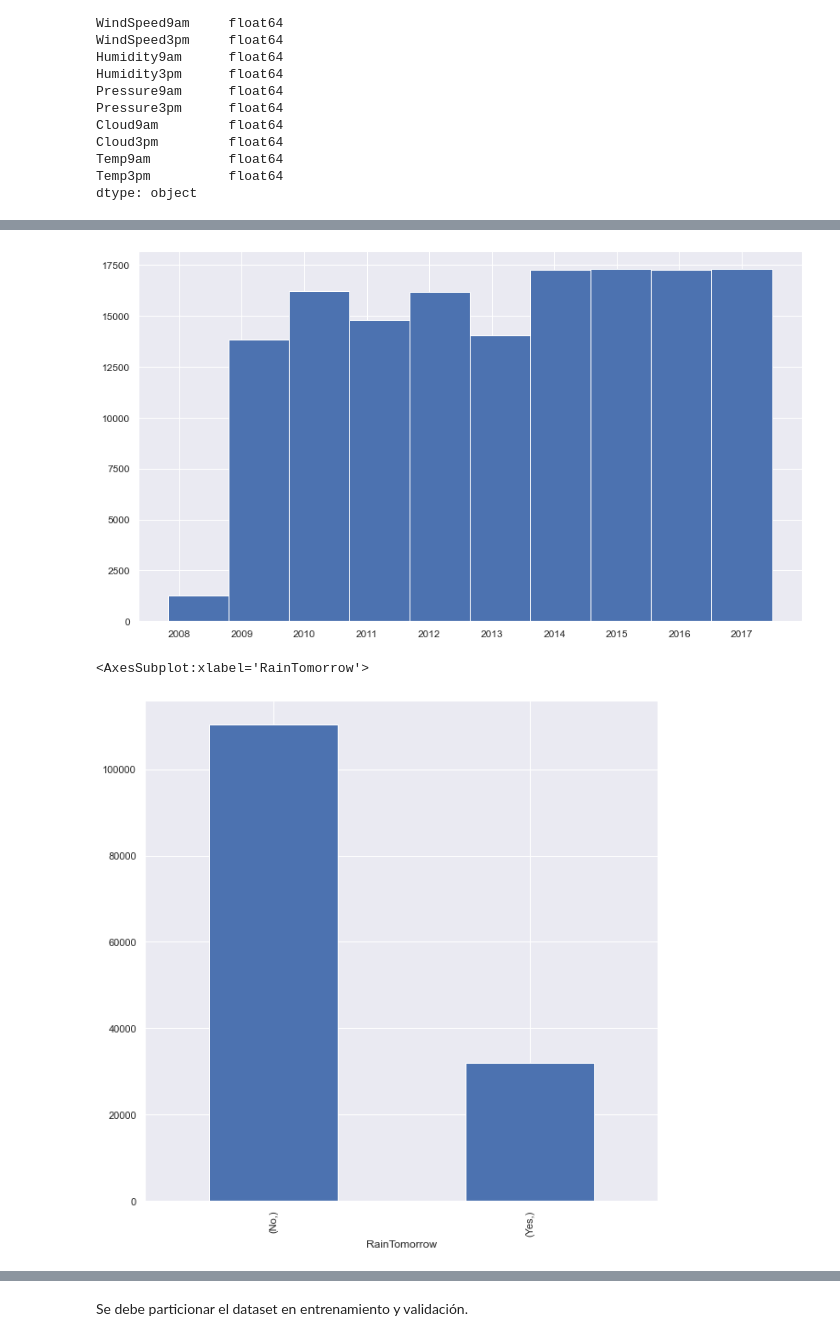
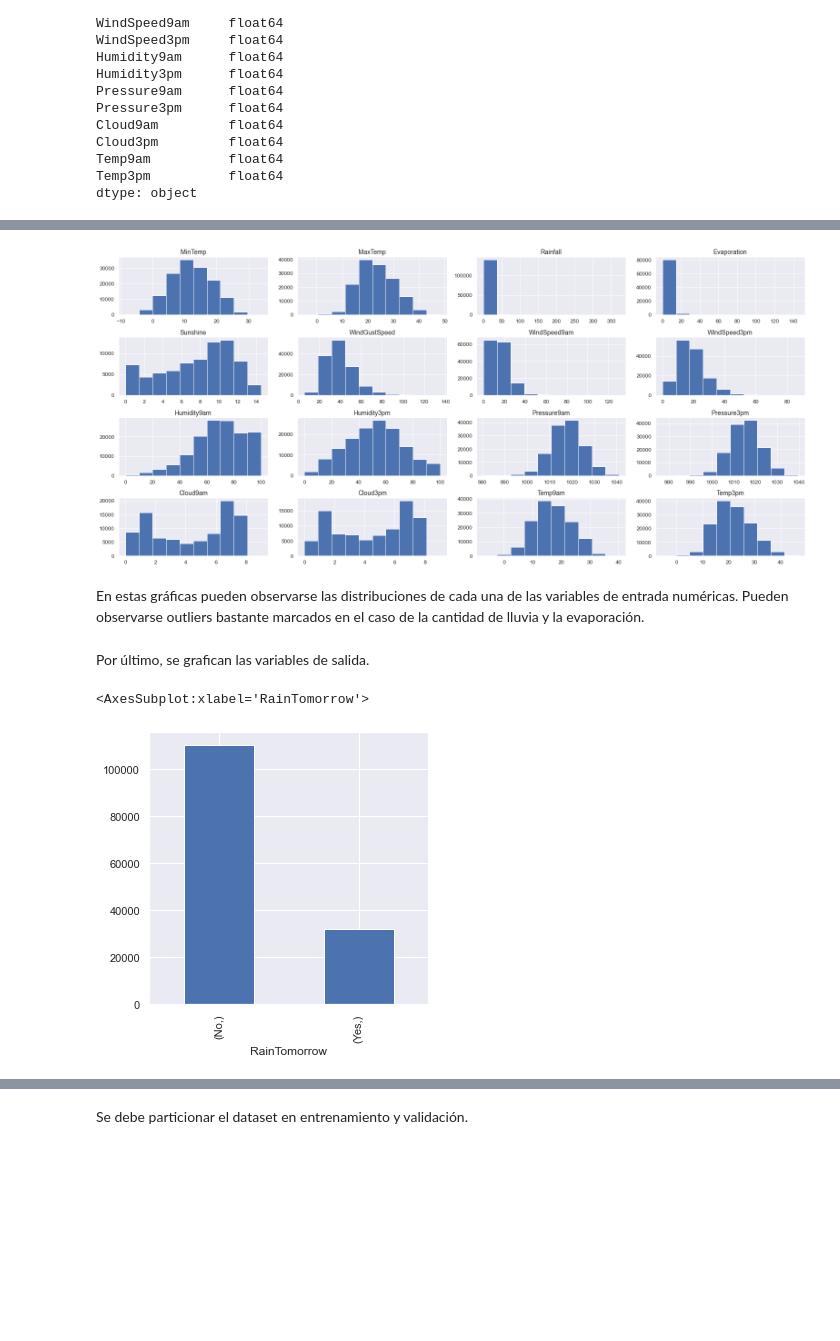
Before and after one commit to GonzaloRomeroR/CEIA, a Jupyter notebook: intro_ia/TP/TP.ipynb, the cells around one changed output, grey strips where cells are left out. Cells and saved outputs as stored; diff of their text form; code cells hidden in the pictures; blank space fills up the shorter version.

```diff
--- a/intro_ia/TP/TP.ipynb
+++ b/intro_ia/TP/TP.ipynb
@@ -228,9 +233,14 @@ display_dataset_distributions(X_numerical)
-# %%
-fig = pd.to_datetime(X_categorical["Date"]).hist(xlabelsize=12, ylabelsize=12,figsize=(14,8))
-# %% [output]
-[figure, removed]
+# %%
+# Se obtienen las distribuciones de cada uno de los datos numericos
+display_dataset_distributions(X_numerical)
+# %% [output]
+[figure, added]
+# %% [markdown]
+En estas gráficas pueden observarse las distribuciones de cada una de las variables de entrada numéricas. Pueden observarse outliers bastante marcados en el caso de la cantidad de lluvia y la evaporación.
+# %% [markdown]
+Por último, se grafican las variables de salida.
 # %%
-Y.value_counts().plot(kind="bar", figsize=(10,10))
+Y.value_counts().plot(kind="bar", figsize=(5, 5))
 # %% [output]
 <AxesSubplot:xlabel='RainTomorrow'>
-[figure, old version]
+[figure, new version]
```
Also changed, not shown: parts of 37 cells of this notebook.
